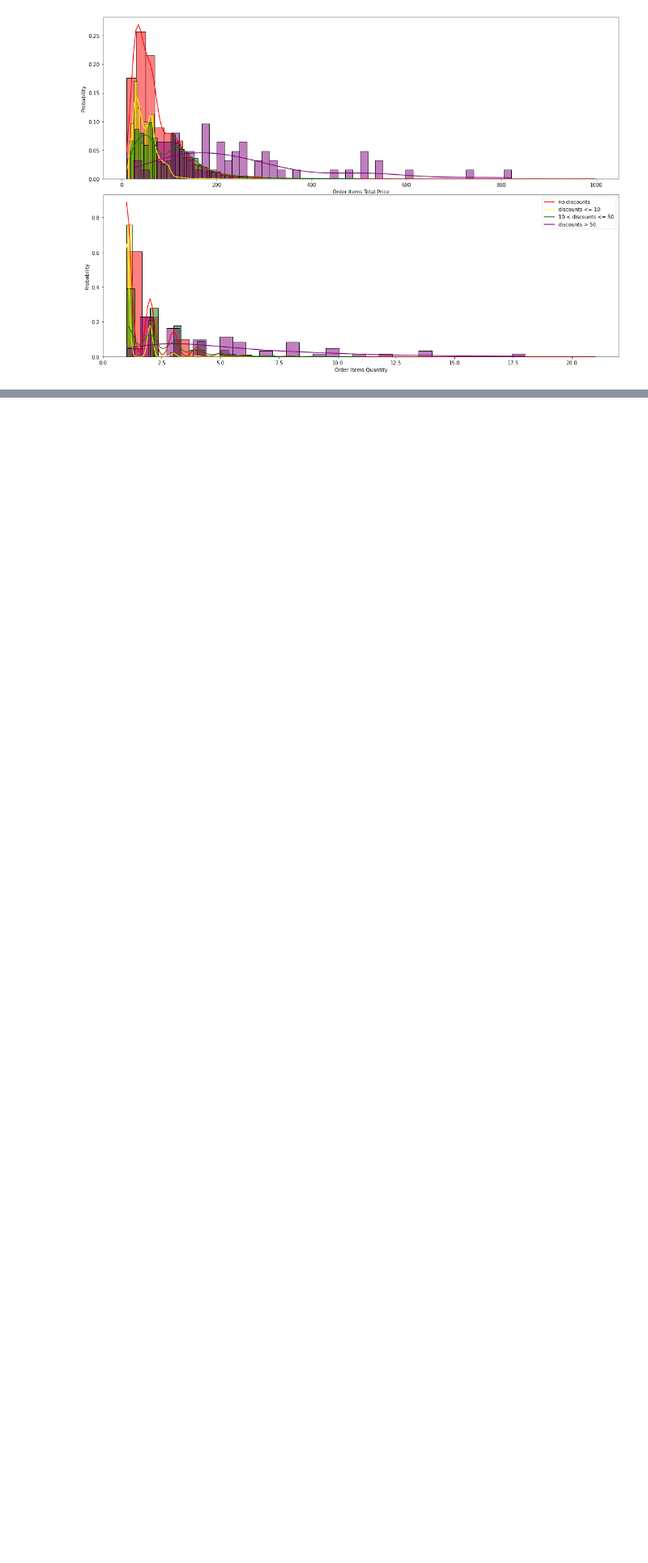
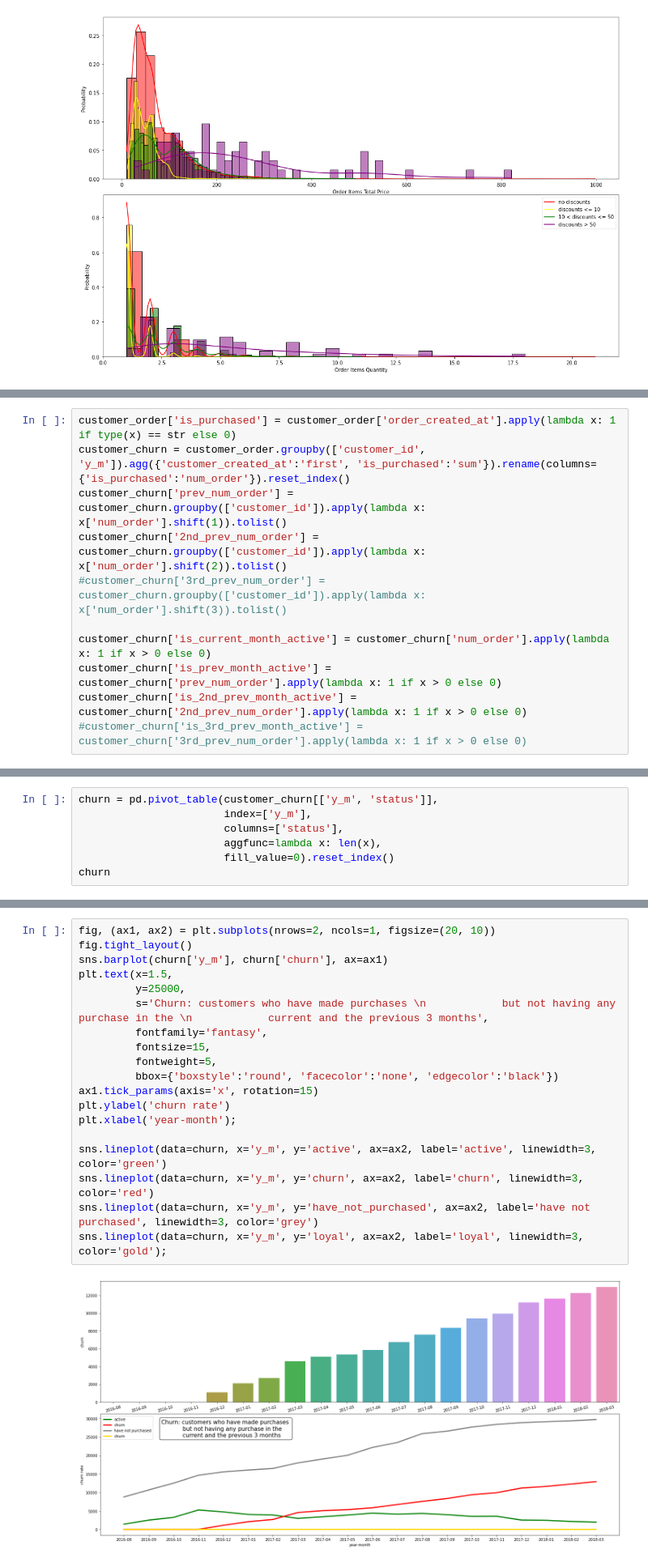
Before and after one commit to ryq99/Use_Case_Backlogs, a Jupyter notebook: ecommerce-project.ipynb, the cells around one changed output, grey strips where cells are left out. Shown at 81% size. Cells and saved outputs as stored; diff of their text form; blank space fills up the shorter version.

```diff
--- a/ecommerce-project.ipynb
+++ b/ecommerce-project.ipynb
@@ -665,0 +700,11 @@ churn.groupby(['y_m']).apply(lambda x: x['is_churn'].sum() / x['is_prev_active']
+# %%
+customer_order['is_purchased'] = customer_order['order_created_at'].apply(lambda x: 1 if type(x) == str else 0)
+customer_churn = customer_order.groupby(['customer_id', 'y_m']).agg({'customer_created_at':'first', 'is_purchased':'sum'}).rename(columns={'is_purchased':'num_order'}).reset_index()
+customer_churn['prev_num_order'] = customer_churn.groupby(['customer_id']).apply(lambda x: x['num_order'].shift(1)).tolist()
+customer_churn['2nd_prev_num_order'] = customer_churn.groupby(['customer_id']).apply(lambda x: x['num_order'].shift(2)).tolist()
+#customer_churn['3rd_prev_num_order'] = customer_churn.groupby(['customer_id']).apply(lambda x: x['num_order'].shift(3)).tolist()
+
+customer_churn['is_current_month_active'] = customer_churn['num_order'].apply(lambda x: 1 if x > 0 else 0)
+customer_churn['is_prev_month_active'] = customer_churn['prev_num_order'].apply(lambda x: 1 if x > 0 else 0)
+customer_churn['is_2nd_prev_month_active'] = customer_churn['2nd_prev_num_order'].apply(lambda x: 1 if x > 0 else 0)
+#customer_churn['is_3rd_prev_month_active'] = customer_churn['3rd_prev_num_order'].apply(lambda x: 1 if x > 0 else 0)
@@ -665,0 +750,7 @@ churn.groupby(['y_m']).apply(lambda x: x['is_churn'].sum() / x['is_prev_active']
+# %%
+churn = pd.pivot_table(customer_churn[['y_m', 'status']],
+                       index=['y_m'],
+                       columns=['status'],
+                       aggfunc=lambda x: len(x),
+                       fill_value=0).reset_index()
+churn
@@ -666,3 +775,24 @@ churn.groupby(['y_m']).apply(lambda x: x['is_churn'].sum() / x['is_prev_active']
+# %%
+fig, (ax1, ax2) = plt.subplots(nrows=2, ncols=1, figsize=(20, 10))
+fig.tight_layout()
+sns.barplot(churn['y_m'], churn['churn'], ax=ax1)
+plt.text(x=1.5,
+         y=25000,
+         s='Churn: customers who have made purchases \n            but not having any purchase in the \n            current and the previous 3 months',
+         fontfamily='fantasy',
+         fontsize=15,
+         fontweight=5,
+         bbox={'boxstyle':'round', 'facecolor':'none', 'edgecolor':'black'})
+ax1.tick_params(axis='x', rotation=15)
+plt.ylabel('churn rate')
+plt.xlabel('year-month');
+
+sns.lineplot(data=churn, x='y_m', y='active', ax=ax2, label='active', linewidth=3, color='green')
+sns.lineplot(data=churn, x='y_m', y='churn', ax=ax2, label='churn', linewidth=3, color='red')
+sns.lineplot(data=churn, x='y_m', y='have_not_purchased', ax=ax2, label='have not purchased', linewidth=3, color='grey')
+sns.lineplot(data=churn, x='y_m', y='loyal', ax=ax2, label='loyal', linewidth=3, color='gold');
+# %% [output]
+[figure, added]
 # %%
 # 4. Dig more into the data and gain more insights, you can choose some E-commerce metrics or analysis (e.g. churn rate, conversion rate, retention rate, RFM analysis).
 # %%
```
Also changed, not shown: parts of 13 cells of this notebook.
